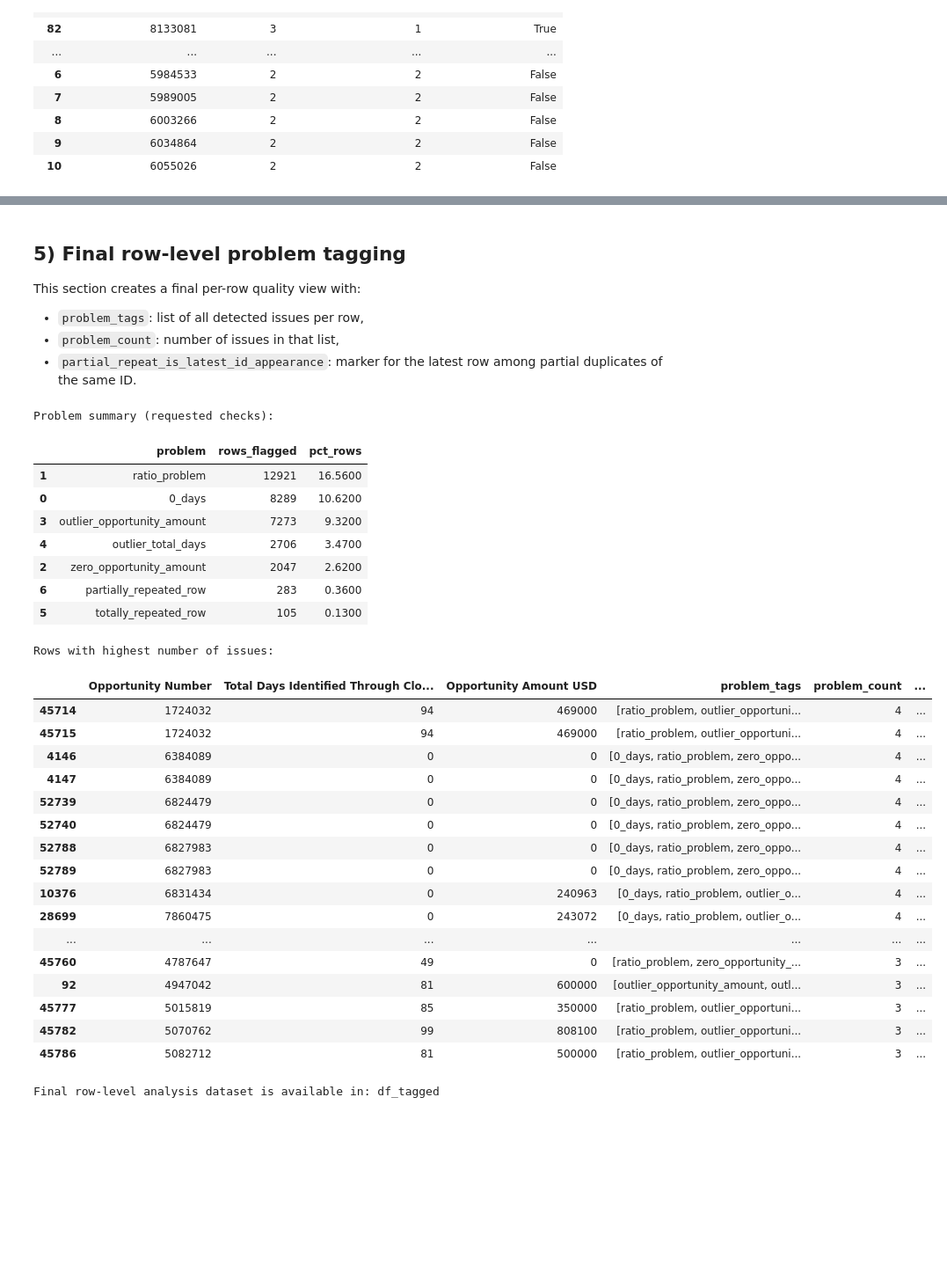
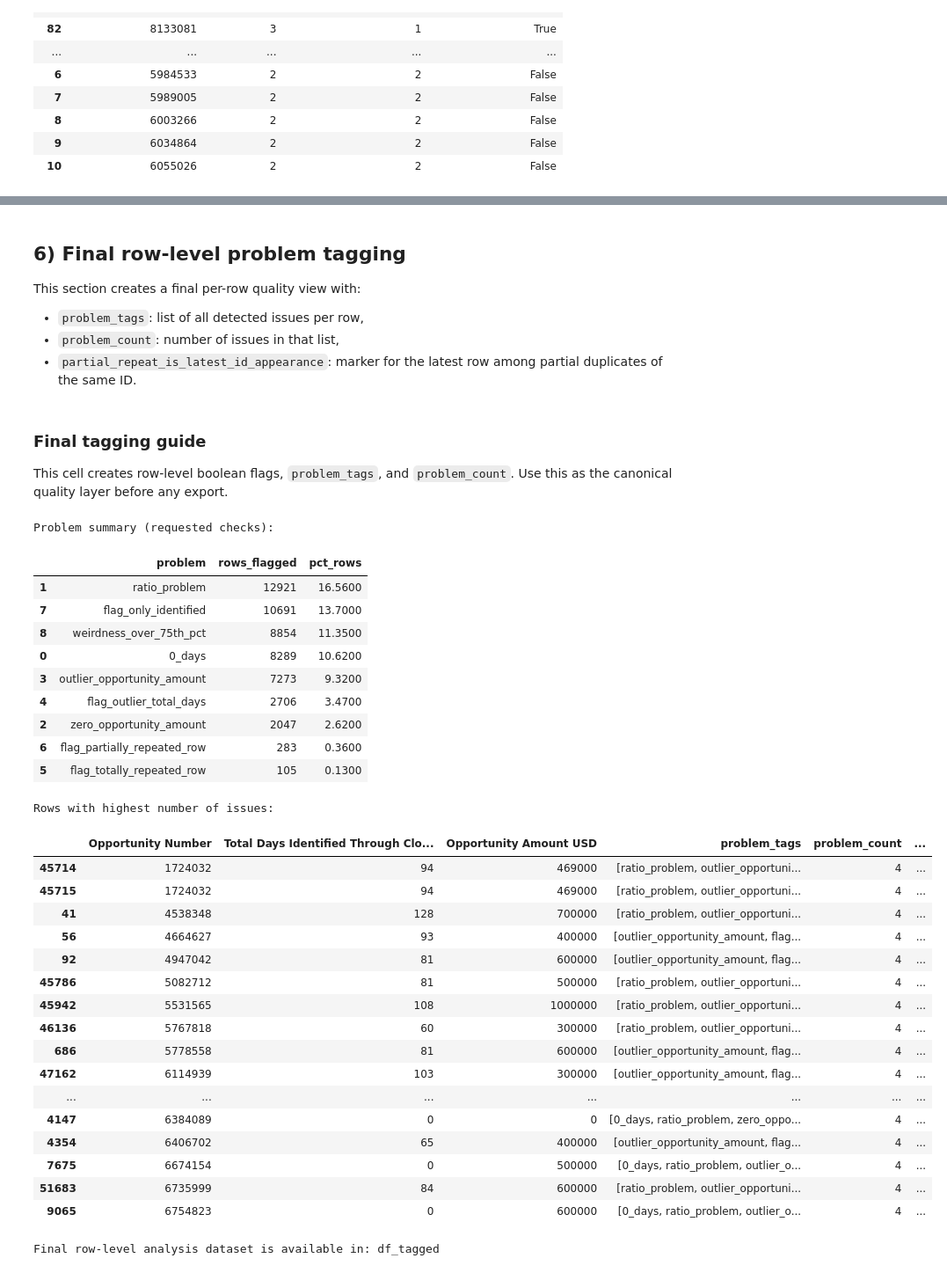
Before and after one commit to mrbungie/mib_cars_analysis, a Jupyter notebook: notebooks/1_data_validation_and_cleaning/01_basic_validation.ipynb, the cells around one changed output, grey strips where cells are left out. Shown at 88% size. Cells and saved outputs as stored; diff of their text form; code cells hidden in the pictures; blank space fills up the shorter version.

```diff
--- a/notebooks/1_data_validation_and_cleaning/01_basic_validation.ipynb
+++ b/notebooks/1_data_validation_and_cleaning/01_basic_validation.ipynb
@@ -404,0 +525,3 @@ There are two modalities in the `Total Days in Sales Process` distribution: one
+# %%
+df["opportunity_amount_weirdness"] = (df[df["Opportunity Amount USD"] > 0]["Opportunity Amount USD"]).apply(digit_weirdness)
+df["opportunity_amount_weirdness"].hist()
@@ -500,10 +725,14 @@ This shows to things about the data:
 # %% [markdown]
-## 5) Final row-level problem tagging
+## 6) Final row-level problem tagging
 
 This section creates a final per-row quality view with:
 - `problem_tags`: list of all detected issues per row,
 - `problem_count`: number of issues in that list,
 - `partial_repeat_is_latest_id_appearance`: marker for the latest row among partial duplicates of the same ID.
+# %% [markdown]
+### Final tagging guide
+This cell creates row-level boolean flags, `problem_tags`, and `problem_count`.
+Use this as the canonical quality layer before any export.
 # %%
 df_tagged = df.copy()
 df_tagged['row_position'] = np.arange(len(df_tagged))
@@ -543,15 +772,20 @@ df_tagged['flag_outlier_total_days'] = (df[total_days_col] < days_lower) | (df[t
 df_tagged['flag_totally_repeated_row'] = exact_row_duplicate
 df_tagged['flag_partially_repeated_row'] = partial_repeat_by_id
 df_tagged['partial_repeat_is_latest_id_appearance'] = partial_repeat_is_latest
+# Ratios flags (i.e. only identified, only validated, only qualified)
+df_tagged['flag_only_identified'] = df["Ratio Days Identified To Total Days"].eq(1) & df[ratio_cols[1:]].eq(0).all(axis=1)
+df_tagged['flag_weirdness_over_75th_pct'] = df["opportunity_amount_weirdness"] > df["opportunity_amount_weirdness"].quantile(0.75)
 
 problem_label_map = {
     'flag_0_days': '0_days',
     'flag_ratio_problem': 'ratio_problem',
     'flag_zero_opportunity_amount': 'zero_opportunity_amount',
     'flag_outlier_opportunity_amount': 'outlier_opportunity_amount',
-    'flag_outlier_total_days': 'outlier_total_days',
-    'flag_totally_repeated_row': 'totally_repeated_row',
-    'flag_partially_repeated_row': 'partially_repeated_row'
+    'flag_outlier_total_days': 'flag_outlier_total_days',
+    'flag_totally_repeated_row': 'flag_totally_repeated_row',
+    'flag_partially_repeated_row': 'flag_partially_repeated_row',
+    'flag_only_identified': 'flag_only_identified',
+    'flag_weirdness_over_75th_pct': 'weirdness_over_75th_pct'
 }
 
 flag_cols = list(problem_label_map.keys())
@@ -572,49 +806,51 @@ print('Problem summary (requested checks):')
 display(problem_summary)
 
 print('Rows with highest number of issues:')
 display_cols = [
     id_col,
     total_days_col,
     target_col_amount,
     'problem_tags',
     'problem_count',
     'partial_repeat_is_latest_id_appearance'
 ]
 display(
     df_tagged
     .sort_values(['problem_count', id_col], ascending=[False, True])
     [display_cols]
     .head(25)
 )
 
 print('Final row-level analysis dataset is available in: df_tagged')
 # %% [output]
 Problem summary (requested checks):
 |  | problem | rows_flagged | pct_rows |
 | 1 | ratio_problem | 12921 | 16.5600 |
+| 7 | flag_only_identified | 10691 | 13.7000 |
+| 8 | weirdness_over_75th_pct | 8854 | 11.3500 |
 | 0 | 0_days | 8289 | 10.6200 |
 | 3 | outlier_opportunity_amount | 7273 | 9.3200 |
-| 4 | outlier_total_days | 2706 | 3.4700 |
+| 4 | flag_outlier_total_days | 2706 | 3.4700 |
 | 2 | zero_opportunity_amount | 2047 | 2.6200 |
-| 6 | partially_repeated_row | 283 | 0.3600 |
-| 5 | totally_repeated_row | 105 | 0.1300 |
+| 6 | flag_partially_repeated_row | 283 | 0.3600 |
+| 5 | flag_totally_repeated_row | 105 | 0.1300 |
 Rows with highest number of issues:
 |  | Opportunity Number | Total Days Identified Through Clo... | Opportunity Amount USD | problem_tags | problem_count | ... |
 | 45714 | 1724032 | 94 | 469000 | [ratio_problem, outlier_opportuni... | 4 | ... |
 | 45715 | 1724032 | 94 | 469000 | [ratio_problem, outlier_opportuni... | 4 | ... |
-| 4146 | 6384089 | 0 | 0 | [0_days, ratio_problem, zero_oppo... | 4 | ... |
+| 41 | 4538348 | 128 | 700000 | [ratio_problem, outlier_opportuni... | 4 | ... |
+| 56 | 4664627 | 93 | 400000 | [outlier_opportunity_amount, flag... | 4 | ... |
+| 92 | 4947042 | 81 | 600000 | [outlier_opportunity_amount, flag... | 4 | ... |
+| 45786 | 5082712 | 81 | 500000 | [ratio_problem, outlier_opportuni... | 4 | ... |
+| 45942 | 5531565 | 108 | 1000000 | [ratio_problem, outlier_opportuni... | 4 | ... |
+| 46136 | 5767818 | 60 | 300000 | [ratio_problem, outlier_opportuni... | 4 | ... |
+| 686 | 5778558 | 81 | 600000 | [outlier_opportunity_amount, flag... | 4 | ... |
+| 47162 | 6114939 | 103 | 300000 | [outlier_opportunity_amount, flag... | 4 | ... |
+| ... | ... | ... | ... | ... | ... | ... |
 | 4147 | 6384089 | 0 | 0 | [0_days, ratio_problem, zero_oppo... | 4 | ... |
-| 52739 | 6824479 | 0 | 0 | [0_days, ratio_problem, zero_oppo... | 4 | ... |
-| 52740 | 6824479 | 0 | 0 | [0_days, ratio_problem, zero_oppo... | 4 | ... |
-| 52788 | 6827983 | 0 | 0 | [0_days, ratio_problem, zero_oppo... | 4 | ... |
-| 52789 | 6827983 | 0 | 0 | [0_days, ratio_problem, zero_oppo... | 4 | ... |
-| 10376 | 6831434 | 0 | 240963 | [0_days, ratio_problem, outlier_o... | 4 | ... |
-| 28699 | 7860475 | 0 | 243072 | [0_days, ratio_problem, outlier_o... | 4 | ... |
-| ... | ... | ... | ... | ... | ... | ... |
-| 45760 | 4787647 | 49 | 0 | [ratio_problem, zero_opportunity_... | 3 | ... |
-| 92 | 4947042 | 81 | 600000 | [outlier_opportunity_amount, outl... | 3 | ... |
-| 45777 | 5015819 | 85 | 350000 | [ratio_problem, outlier_opportuni... | 3 | ... |
-| 45782 | 5070762 | 99 | 808100 | [ratio_problem, outlier_opportuni... | 3 | ... |
-| 45786 | 5082712 | 81 | 500000 | [ratio_problem, outlier_opportuni... | 3 | ... |
+| 4354 | 6406702 | 65 | 400000 | [outlier_opportunity_amount, flag... | 4 | ... |
+| 7675 | 6674154 | 0 | 500000 | [0_days, ratio_problem, outlier_o... | 4 | ... |
+| 51683 | 6735999 | 84 | 600000 | [ratio_problem, outlier_opportuni... | 4 | ... |
+| 9065 | 6754823 | 0 | 600000 | [0_days, ratio_problem, outlier_o... | 4 | ... |
 Final row-level analysis dataset is available in: df_tagged
 # %%
```
Also changed, not shown: parts of 34 cells of this notebook, 16 other files.
